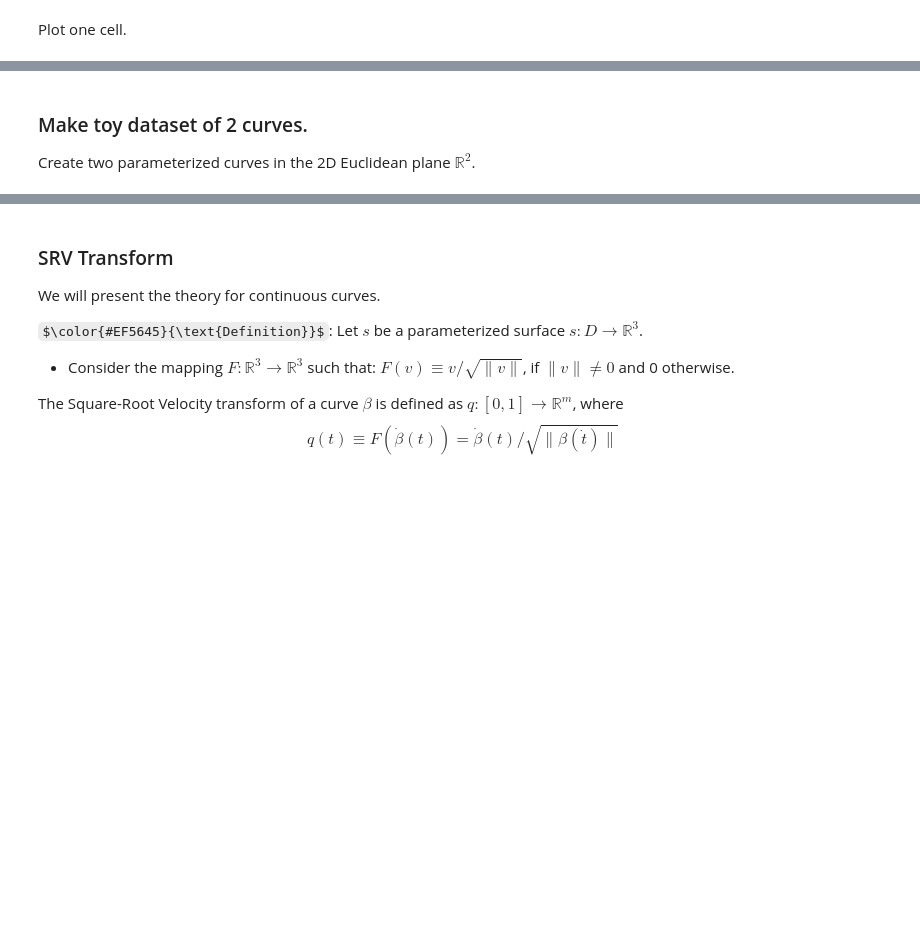
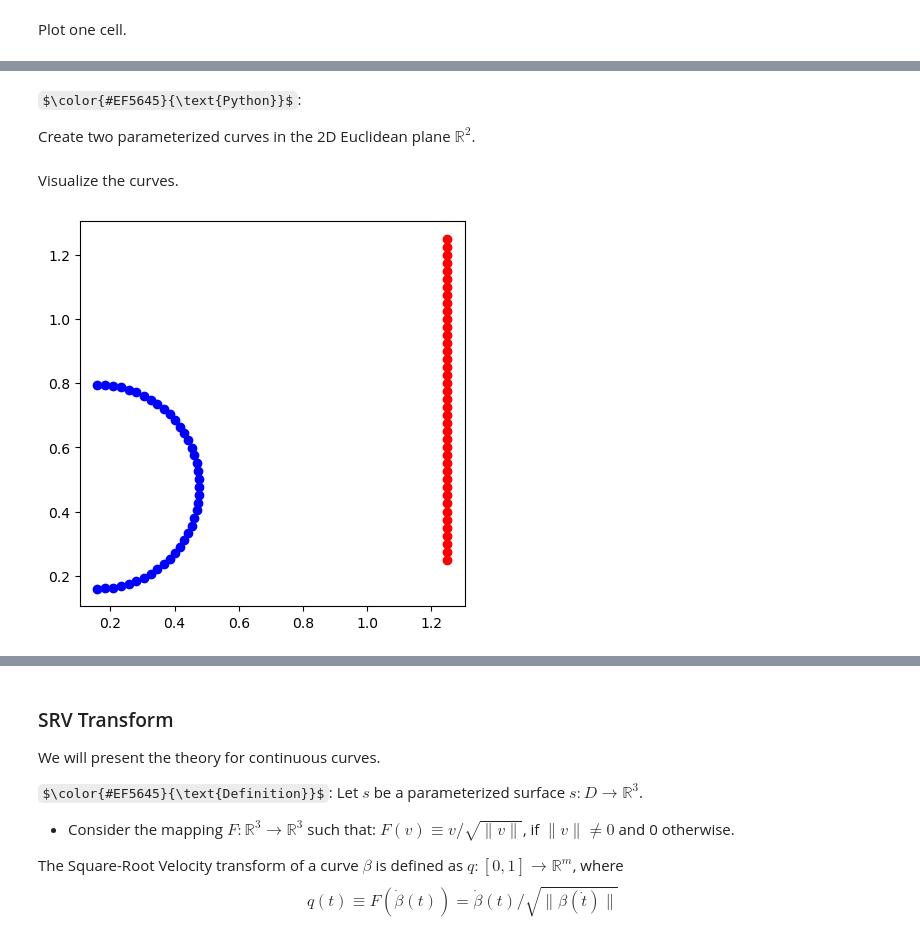
Before and after one commit to geometric-intelligence/ece594n, a Jupyter notebook: lectures/02_b_curves.ipynb, the cells around one changed output, grey strips where cells are left out. Cells and saved outputs as stored; diff of their text form; code cells hidden in the pictures; some formulas as TeX source; blank space fills up the shorter version.

```diff
--- a/lectures/02_b_curves.ipynb
+++ b/lectures/02_b_curves.ipynb
@@ -218,5 +222,5 @@ $\rightarrow$ Show the action of translation, scaling, rotation and reparameteri
 # %% [markdown]
-### Make toy dataset of 2 curves.
+$\color{#EF5645}{\text{Python}}$:
 
 Create two parameterized curves in the 2D Euclidean plane $\mathbb{R}^2$.
 # %%
@@ -233 +239,10 @@ parametrized_curve_b = lambda x: np.transpose(
+# %% [markdown]
+Visualize the curves.
+# %%
+fig, ax = plt.subplots(1, 1, figsize=(5, 5))
+ax.plot(curve_a[:, 0], curve_a[:, 1], "o-b")
+ax.plot(curve_b[:, 0], curve_b[:, 1], "o-r")
+ax.set_aspect('equal');
+# %% [output]
+[figure, added]
 # %% [markdown]
```
Also changed, not shown: parts of 64 cells of this notebook, 2 other files.
